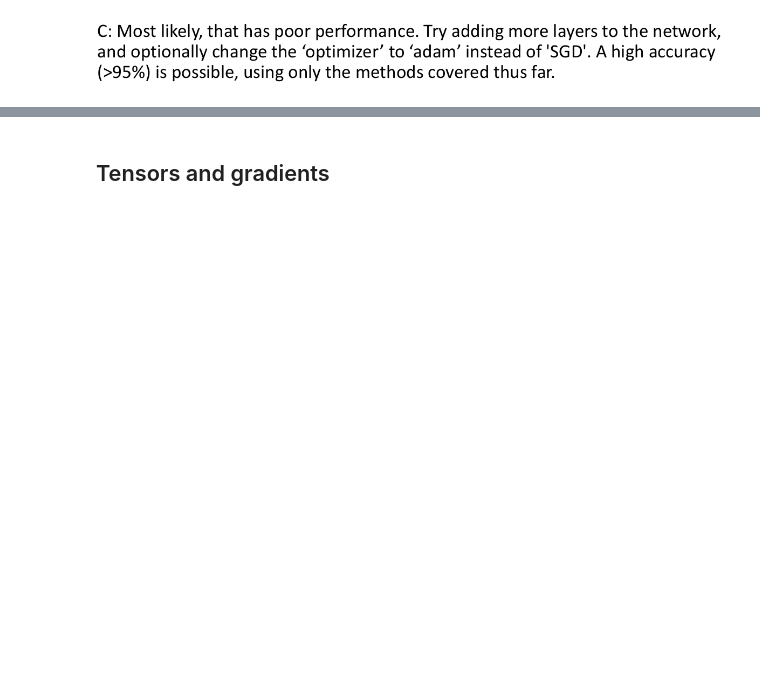
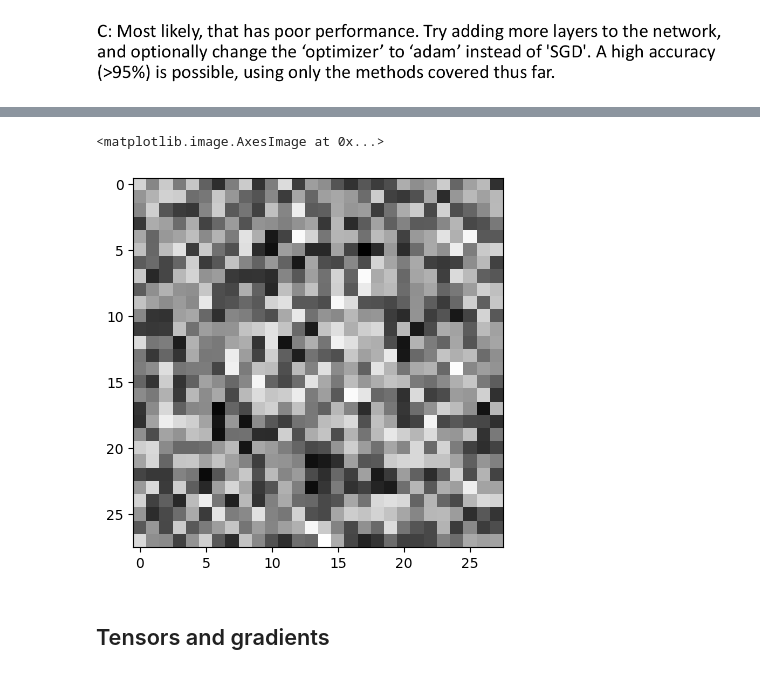
Before and after one commit to KasperMollerHansen/DeepLearning, a Jupyter notebook: bjarke/W02_pytorch_intro.ipynb, the cells around one changed output, grey strips where cells are left out. Drawn from its saved outputs; the diff is of its cells as text; code cells hidden in the pictures; blank space fills up the shorter version.

```diff
--- a/bjarke/W02_pytorch_intro.ipynb
+++ b/bjarke/W02_pytorch_intro.ipynb
@@ -276,3 +277,11 @@ print(testAccuracy)
+# %%
+w = model_C.inputLayer.weight
+# wre = w[9].reshape((4,4)).detach().numpy()
+wre = w[1].reshape((28,28)).detach().numpy()
+plt.imshow(wre, cmap='grey')
+# %% [output]
+<matplotlib.image.AxesImage at 0x...>
+[figure, added]
 # %% [markdown]
 ## Tensors and gradients
 # %%
```
Also changed, not shown: parts of 13 cells of this notebook, 4 other files.
